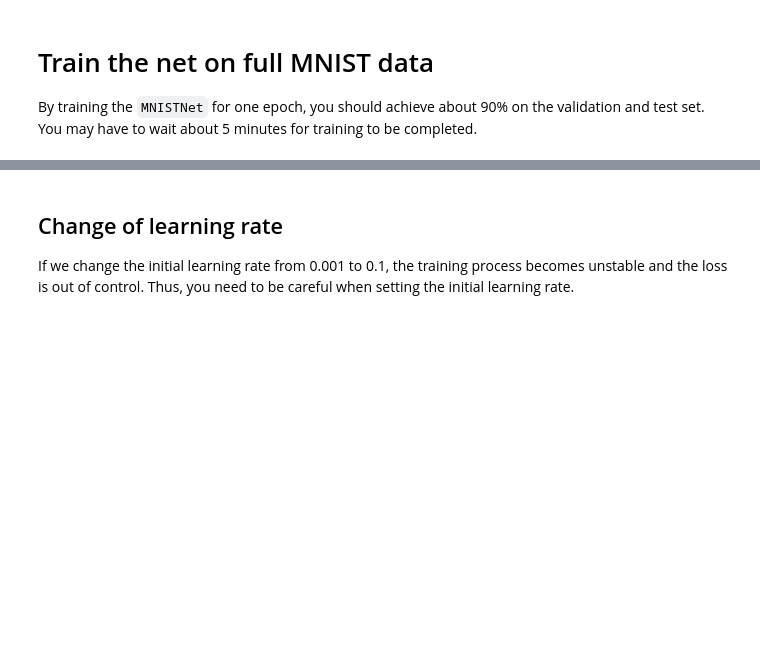
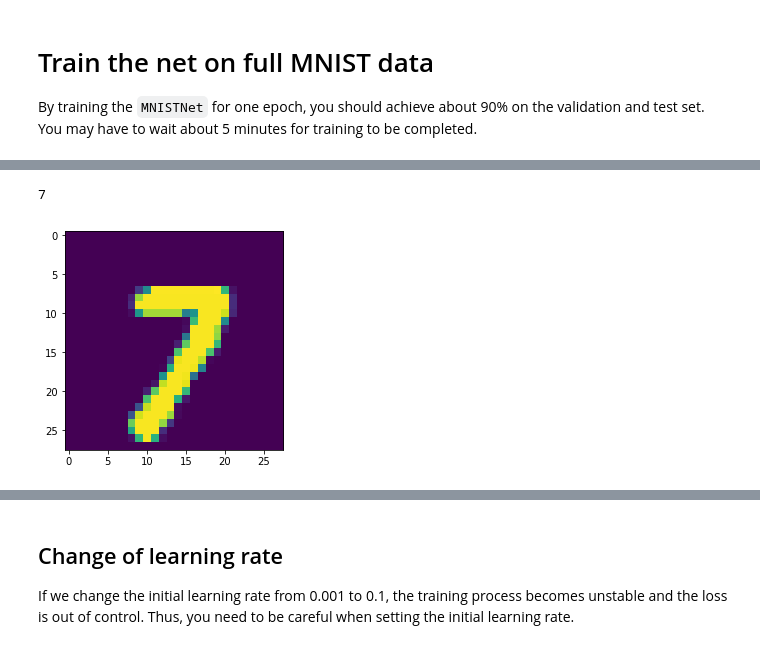
Before and after one commit to h8899/AHAHA, a Jupyter notebook: CS5242_Assignment_1.ipynb, the cells around one changed output, grey strips where cells are left out. Saved outputs shown, nothing was run; the diff lists cells and outputs as text; code cells hidden in the pictures; blank space fills up the shorter version.

```diff
--- a/CS5242_Assignment_1.ipynb
+++ b/CS5242_Assignment_1.ipynb
@@ -484 +489,12 @@ Four examples of training images:
+# %%
+plt.figure(1, figsize=(18, 18))
+i=13123
+plt.subplot(1, 4, 2)
+plt.imshow(mnist.x_train[i,0,:,:])
+print(mnist.y_train[i])
+# plt.subplot(1, 4, 4)
+# plt.imshow(img[3])
+# %% [output]
+7
+[figure, added]
 # %%
```
Also changed, not shown: parts of 12 cells of this notebook, 7 other files.
